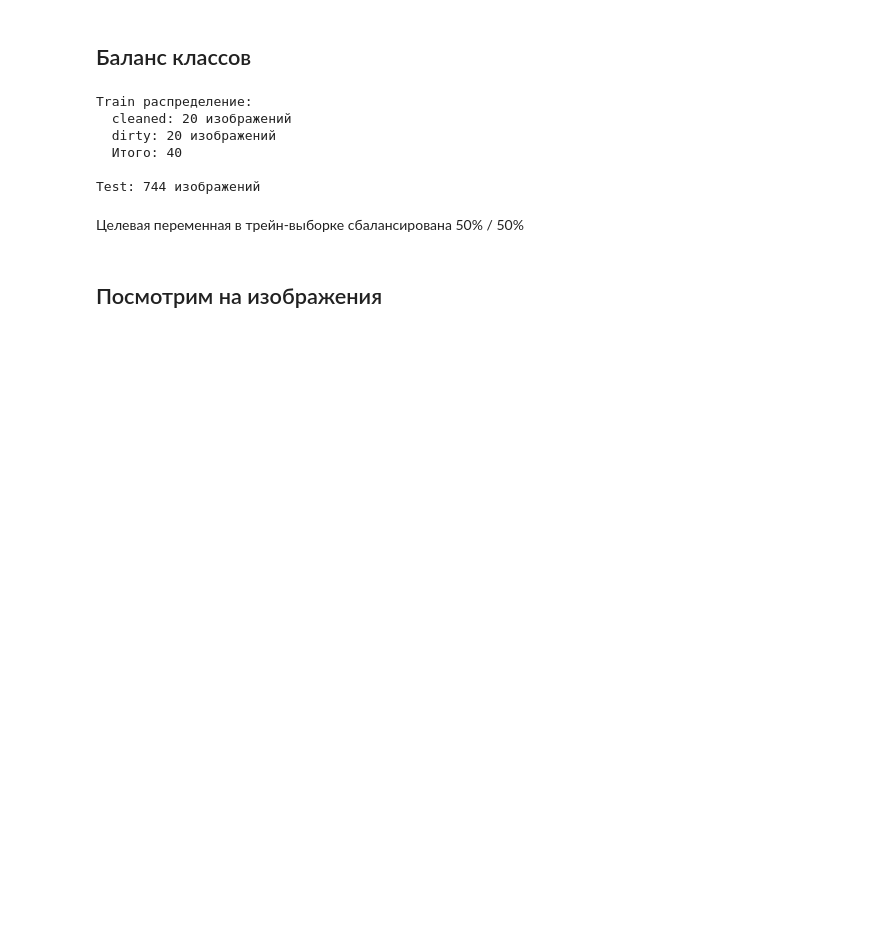
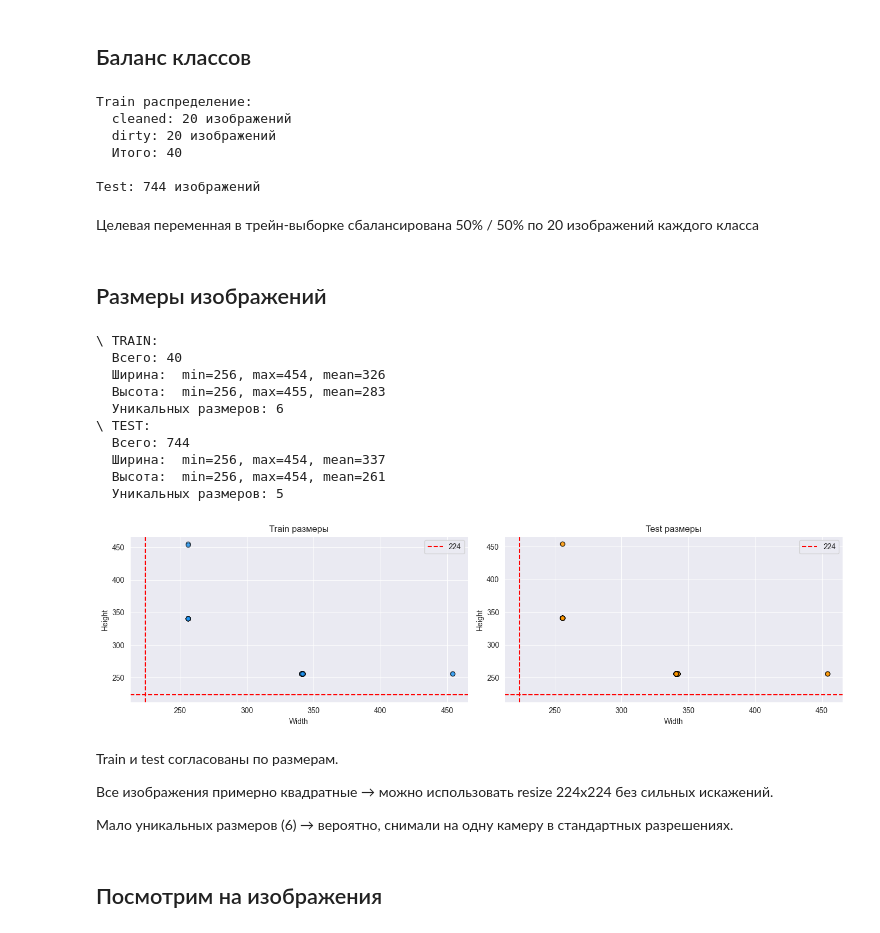
Before and after one commit to LinkiChmu/plates-classifier, a Jupyter notebook: notebooks/eda.ipynb, the cells around one changed output. Saved outputs shown, nothing was run; the diff lists cells and outputs as text; code cells hidden in the pictures; blank space fills up the shorter version.

```diff
--- a/notebooks/eda.ipynb
+++ b/notebooks/eda.ipynb
@@ -3,17 +3,10 @@
 # %%
 import random
 from pathlib import Path
-from collections import Counter
 import matplotlib.pyplot as plt
 
 import numpy as np
-import pandas as pd
-import seaborn as sns
 from PIL import Image
-
-# Настройки отображения
-plt.rcParams['figure.dpi'] = 100
-plt.rcParams['figure.figsize'] = (12, 6)
 
 
 RANDOM_STATE = 42
@@ -47,7 +40,73 @@ Train распределение:
 
 Test: 744 изображений
 # %% [markdown]
-Целевая переменная в трейн-выборке сбалансирована 50% / 50%
+Целевая переменная в трейн-выборке сбалансирована 50% / 50% по 20 изображений каждого класса
+# %% [markdown]
+## Размеры изображений
+# %%
+def get_image_sizes(directory):
+    sizes = []
+    for img_path in directory.rglob('*'):
+        if img_path.suffix.lower() in {'.jpg', '.jpeg', '.png'}:
+            with Image.open(img_path) as img:
+                sizes.append(img.size)
+    return sizes
+
+train_sizes = get_image_sizes(TRAIN_DIR)
+test_sizes = get_image_sizes(TEST_DIR)
+
+def print_sizes(sizes, name):
+    widths = [s[0] for s in sizes]
+    heights = [s[1] for s in sizes]
+    print(f"\ {name}:")
+    print(f"  Всего: {len(sizes)}")
+    print(f"  Ширина:  min={min(widths)}, max={max(widths)}, mean={np.mean(widths):.0f}")
+    print(f"  Высота:  min={min(heights)}, max={max(heights)}, mean={np.mean(heights):.0f}")
+    print(f"  Уникальных размеров: {len(set(sizes))}")
+
+print_sizes(train_sizes, "TRAIN")
+print_sizes(test_sizes, "TEST")
+
+# Визуализация
+fig, axes = plt.subplots(1, 2, figsize=(14, 4))
+axes[0].scatter([s[0] for s in train_sizes], [s[1] for s in train_sizes],
+                alpha=0.6, c='#2196F3', edgecolors='black')
+axes[0].set_title('Train размеры')
+axes[0].set_xlabel('Width')
+axes[0].set_ylabel('Height')
+axes[0].axhline(y=224, color='r', linestyle='--', label='224')
+axes[0].axvline(x=224, color='r', linestyle='--')
+axes[0].legend()
+
+axes[1].scatter([s[0] for s in test_sizes], [s[1] for s in test_sizes],
+                alpha=0.6, c='#FF9800', edgecolors='black')
+axes[1].set_title('Test размеры')
+axes[1].set_xlabel('Width')
+axes[1].set_ylabel('Height')
+axes[1].axhline(y=224, color='r', linestyle='--', label='224')
+axes[1].axvline(x=224, color='r', linestyle='--')
+axes[1].legend()
+
+plt.tight_layout()
+plt.show()
+# %% [output]
+\ TRAIN:
+  Всего: 40
+  Ширина:  min=256, max=454, mean=326
+  Высота:  min=256, max=455, mean=283
+  Уникальных размеров: 6
+\ TEST:
+  Всего: 744
+  Ширина:  min=256, max=454, mean=337
+  Высота:  min=256, max=454, mean=261
+  Уникальных размеров: 5
+[figure, added]
+# %% [markdown]
+Train и test согласованы по размерам.
+
+Все изображения примерно квадратные → можно использовать resize 224x224 без сильных искажений.
+
+Мало уникальных размеров (6) → вероятно, снимали на одну камеру в стандартных разрешениях.
 # %% [markdown]
 ## Посмотрим на изображения
 # %%
```
Also changed, not shown: parts of 1 cell of this notebook, 1 other file.
